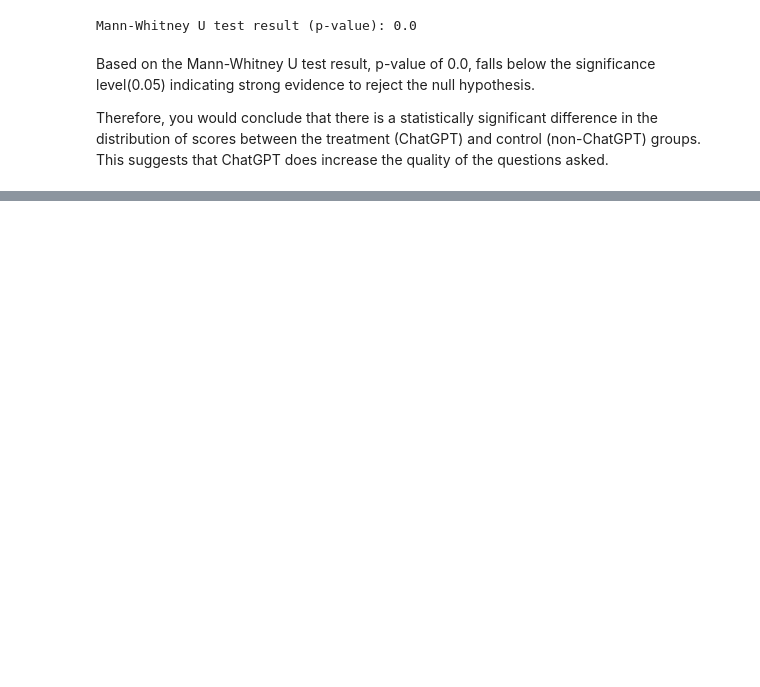
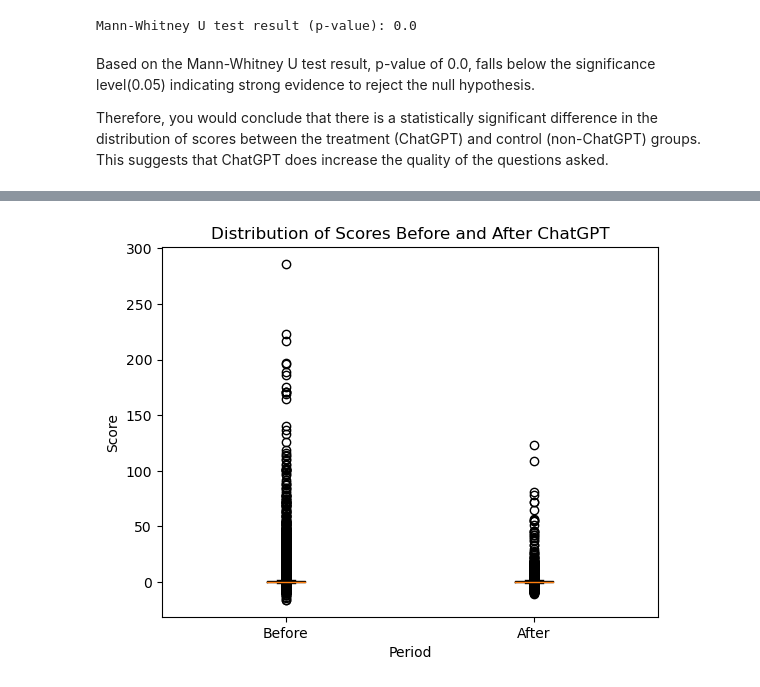
Before and after one commit to wanjikuciku/ChatGPT-Impact-on-StackOverFlow, a Jupyter notebook: hypothesis.ipynb, the cells around one changed output, grey strips where cells are left out. Cells and saved outputs as stored; diff of their text form; code cells hidden in the pictures; blank space fills up the shorter version.

```diff
--- a/hypothesis.ipynb
+++ b/hypothesis.ipynb
@@ -1209,15 +1051,0 @@ DiD Effect:  -69256722.21818179
-# %%
-
-cutoff_date = pd.to_datetime('2022-11-30').date()  # Convert cutoff_date to datetime.date object
-
-# Convert 'Date' column to datetime.date type
-new_data['Date'] = pd.to_datetime(new_data['Date']).dt.date
-
-# Calculate the number of questions before and after the cutoff date
-num_questions_before_cutoff = len(new_data[new_data['Date'] <= cutoff_date])
-num_questions_after_cutoff = len(new_data[new_data['Date'] > cutoff_date])
-
-# Calculate the percentage drop
-percentage_drop = ((num_questions_before_cutoff - num_questions_after_cutoff) / num_questions_before_cutoff) * 100
-
-print("Percentage Drop: {:.2f}%".format(percentage_drop))
@@ -1245,9 +1062 @@ new_data.head()
-# %%
-from sklearn.preprocessing import MinMaxScaler
-
-# Create a MinMaxScaler object
-scaler = MinMaxScaler(feature_range=(0, 1))
-
-# Rescale the 'Score' variable
-new_data['Score_normalized'] = scaler.fit_transform(new_data[['Score']])
 # %%
@@ -1365,0 +1163,16 @@ PostTreatment    -0.0159      0.012     -1.310      0.190      -0.040       0.00
+# %%
+# Assuming you have a dataframe called 'data' with columns 'Score' and 'PostTreatment'
+# where 'PostTreatment' is a binary variable indicating whether it's before or after ChatGPT
+
+# Separate the scores before and after ChatGPT
+scores_before = new_data[new_data['PostTreatment'] == 0]['Score']
+scores_after = new_data[new_data['PostTreatment'] == 1]['Score']
+
+# Create a box plot to compare the distributions
+plt.boxplot([scores_before, scores_after], labels=['Before', 'After'])
+plt.xlabel('Period')
+plt.ylabel('Score')
+plt.title('Distribution of Scores Before and After ChatGPT')
+plt.show()
+# %% [output]
+[figure, added]
```
Also changed, not shown: parts of 36 cells of this notebook.
